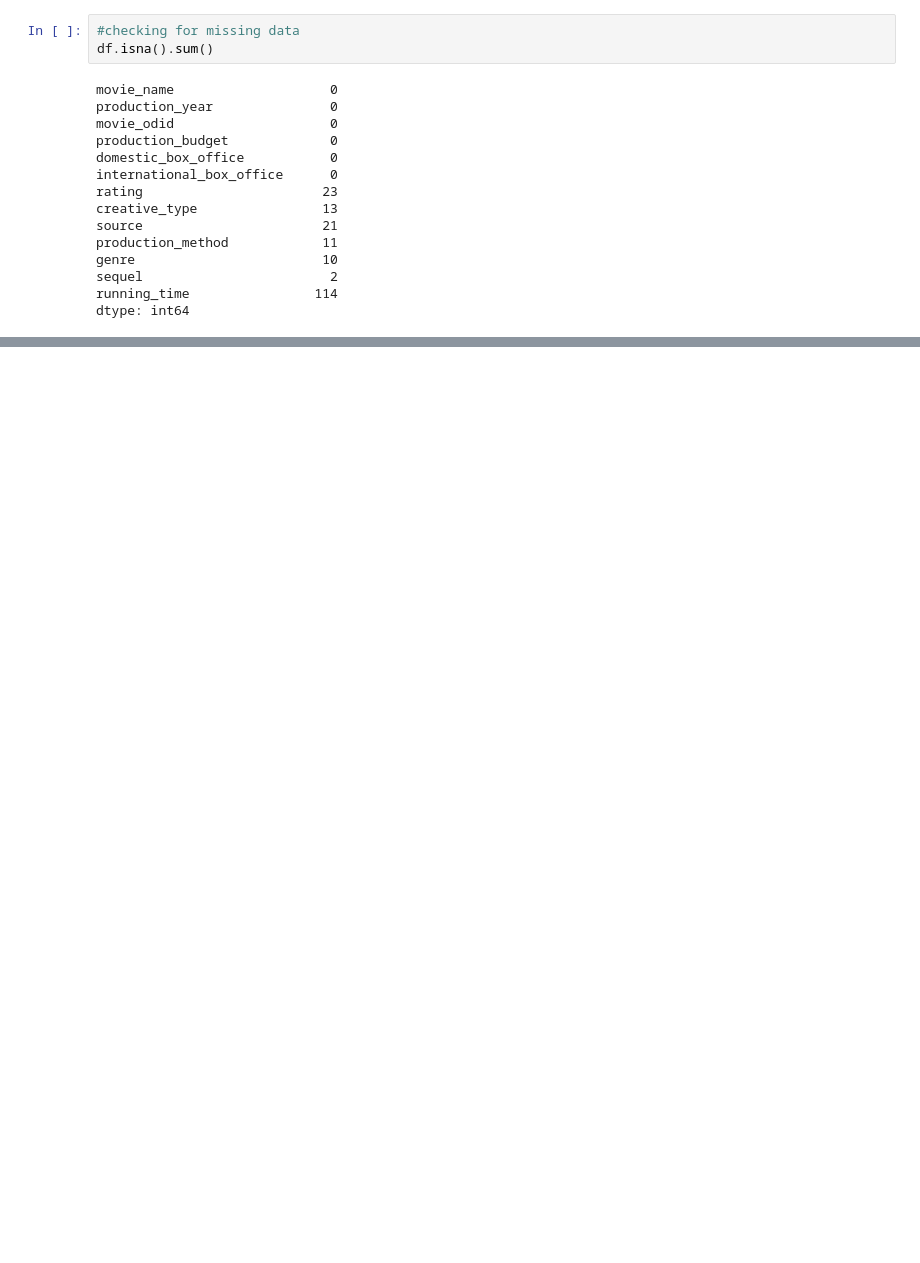
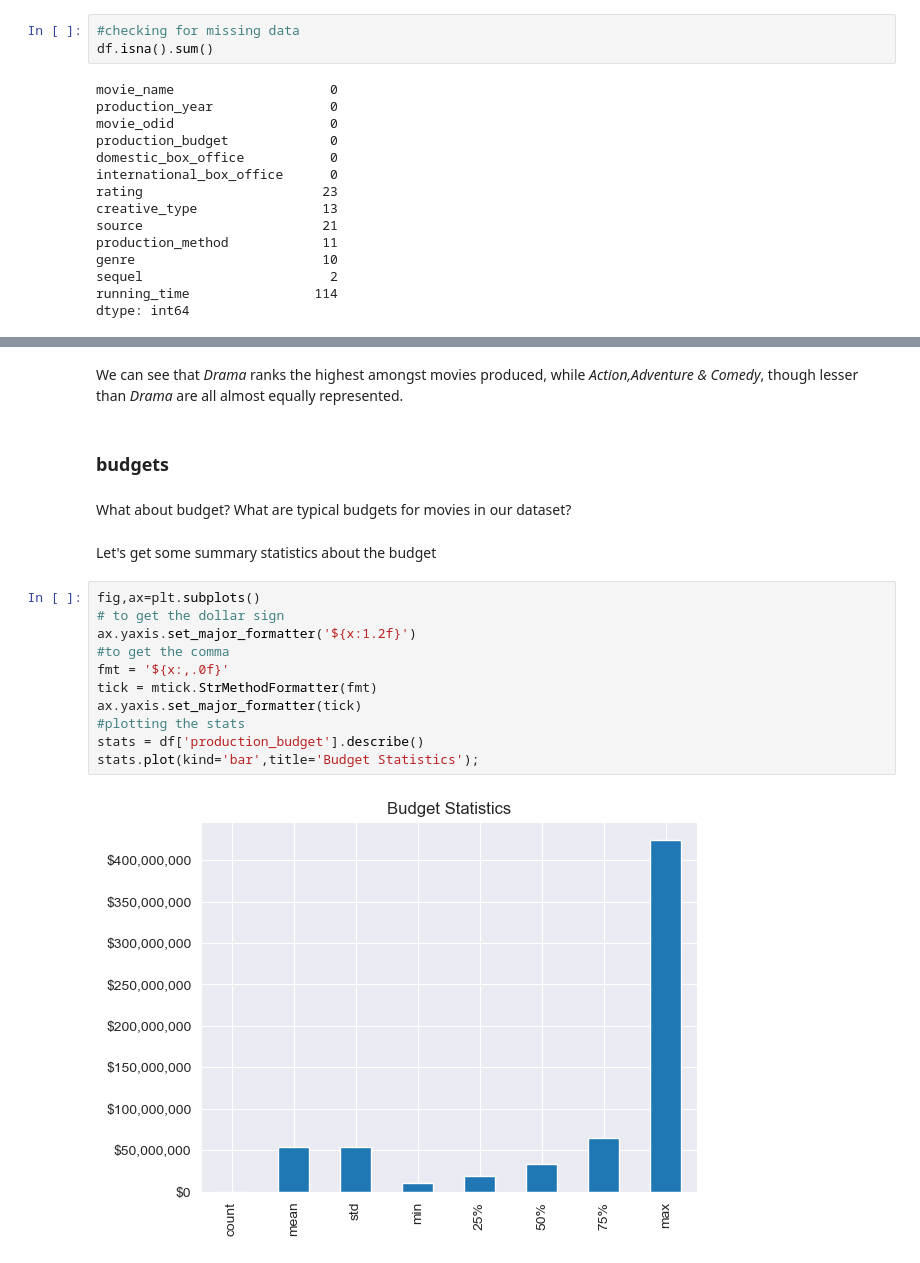
Before and after one commit to rahulakrish/movie_studio_recommendation, a Jupyter notebook: notebook.ipynb, the cells around one changed output, grey strips where cells are left out. Drawn from its saved outputs; the diff is of its cells as text; blank space fills up the shorter version.

```diff
--- a/notebook.ipynb
+++ b/notebook.ipynb
@@ -438,0 +482,21 @@ dtype: int64
+# %% [markdown]
+We can see that *Drama* ranks the highest amongst movies produced, while *Action,Adventure & Comedy*, though lesser than *Drama* are all almost equally represented.
+# %% [markdown]
+### budgets
+# %% [markdown]
+What about budget? What are typical budgets for movies in our dataset?
+# %% [markdown]
+Let's get some summary statistics about the budget
+# %%
+fig,ax=plt.subplots()
+# to get the dollar sign
+ax.yaxis.set_major_formatter('${x:1.2f}')
+#to get the comma
+fmt = '${x:,.0f}'
+tick = mtick.StrMethodFormatter(fmt)
+ax.yaxis.set_major_formatter(tick)
+#plotting the stats
+stats = df['production_budget'].describe()
+stats.plot(kind='bar',title='Budget Statistics');
+# %% [output]
+[figure, added]
```
Also changed, not shown: parts of 34 cells of this notebook.
